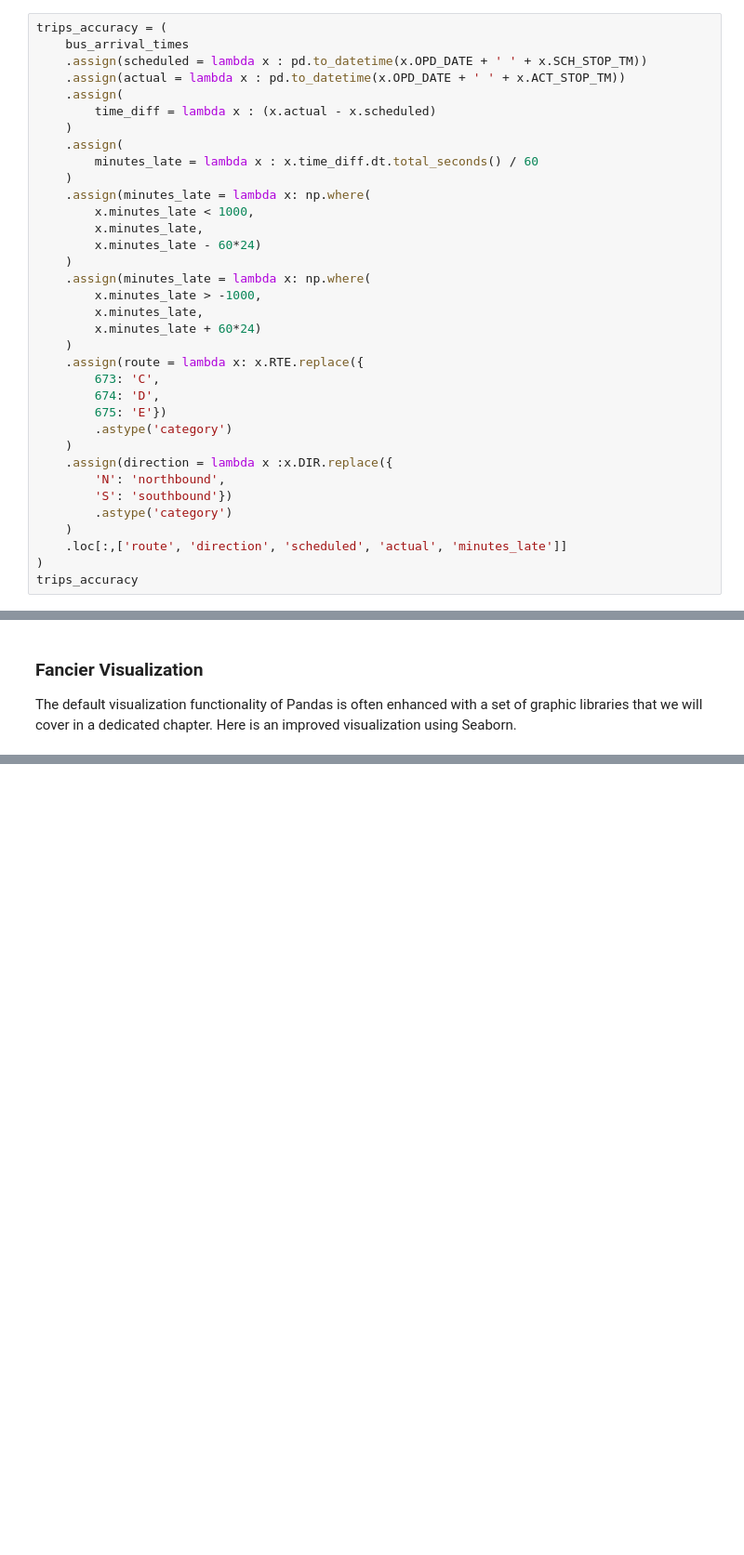
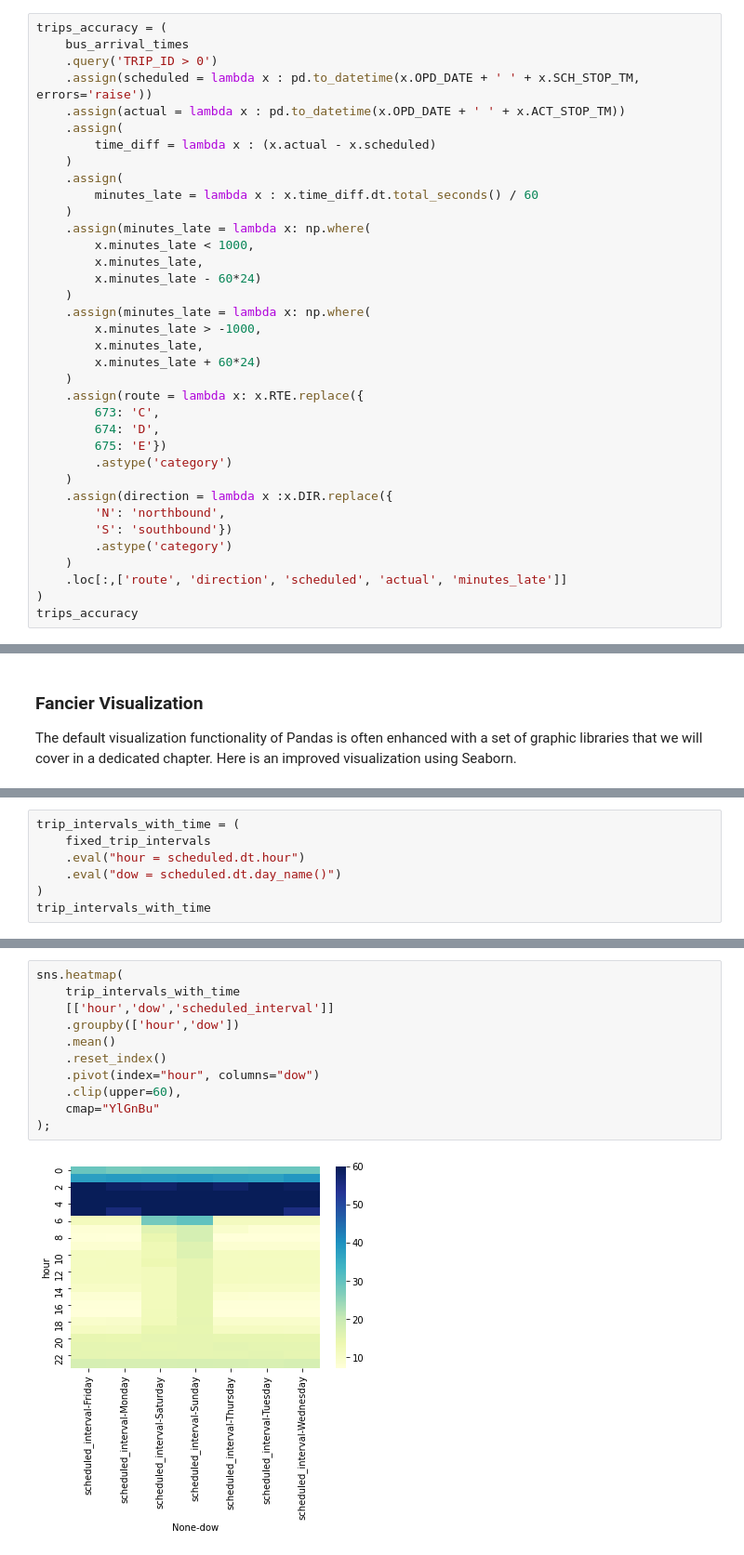
Before and after one commit to luisdomin5/from-excel-to-pandas, a Jupyter notebook: notebooks/08.01_Logistics_analysis.ipynb, the cells around one changed output, grey strips where cells are left out. Shown at 93% size. Saved outputs shown, nothing was run; the diff lists cells and outputs as text; blank space fills up the shorter version.

```diff
--- a/notebooks/08.01_Logistics_analysis.ipynb
+++ b/notebooks/08.01_Logistics_analysis.ipynb
@@ -93,7 +94,8 @@ Let's make the data easier to understand and to calculate the accuracy of the li
 # %%
 trips_accuracy = (
     bus_arrival_times
-    .assign(scheduled = lambda x : pd.to_datetime(x.OPD_DATE + ' ' + x.SCH_STOP_TM))
+    .query('TRIP_ID > 0')
+    .assign(scheduled = lambda x : pd.to_datetime(x.OPD_DATE + ' ' + x.SCH_STOP_TM, errors='raise'))
     .assign(actual = lambda x : pd.to_datetime(x.OPD_DATE + ' ' + x.ACT_STOP_TM))
     .assign(
         time_diff = lambda x : (x.actual - x.scheduled)
@@ -192,0 +300,7 @@ g.set_axis_labels('minutes late', 'number of trips');
+# %%
+trip_intervals_with_time = (
+    fixed_trip_intervals
+    .eval("hour = scheduled.dt.hour")
+    .eval("dow = scheduled.dt.day_name()")
+)
+trip_intervals_with_time
@@ -192,0 +321,13 @@ g.set_axis_labels('minutes late', 'number of trips');
+# %%
+sns.heatmap(
+    trip_intervals_with_time
+    [['hour','dow','scheduled_interval']]
+    .groupby(['hour','dow'])
+    .mean()
+    .reset_index()
+    .pivot(index="hour", columns="dow")
+    .clip(upper=60),
+    cmap="YlGnBu"
+);
+# %% [output]
+[figure, added]
```
Also changed, not shown: parts of 12 cells of this notebook.
